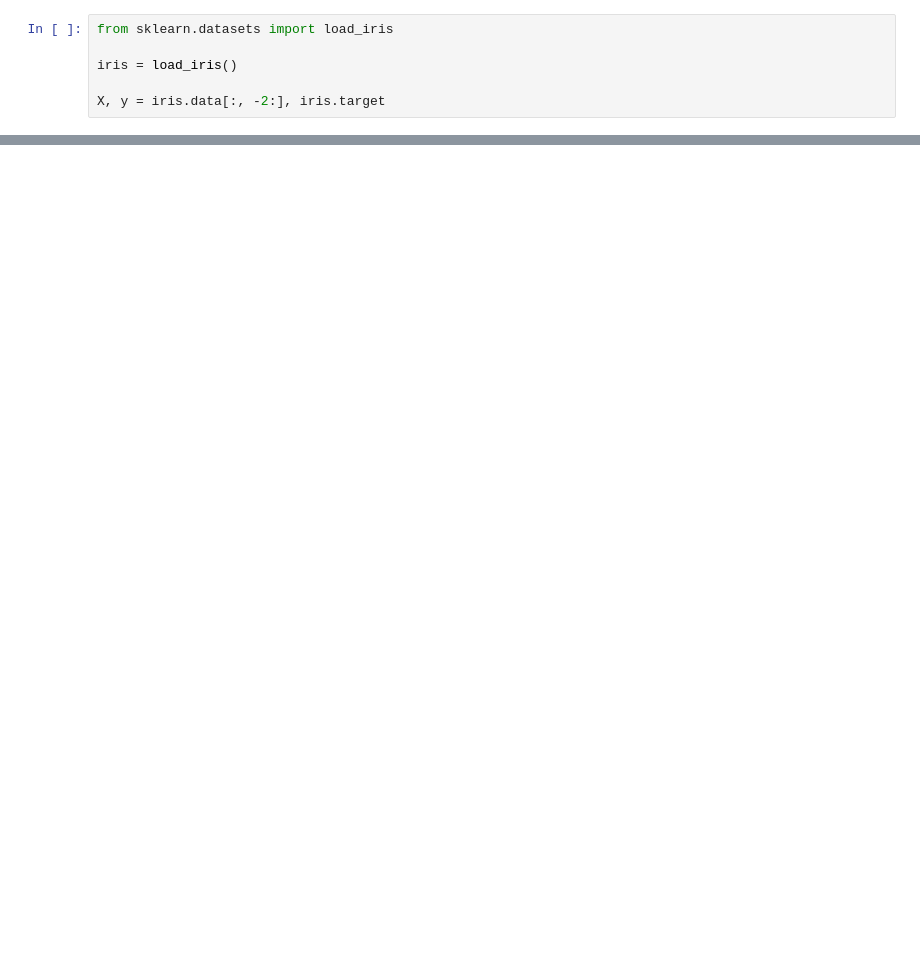
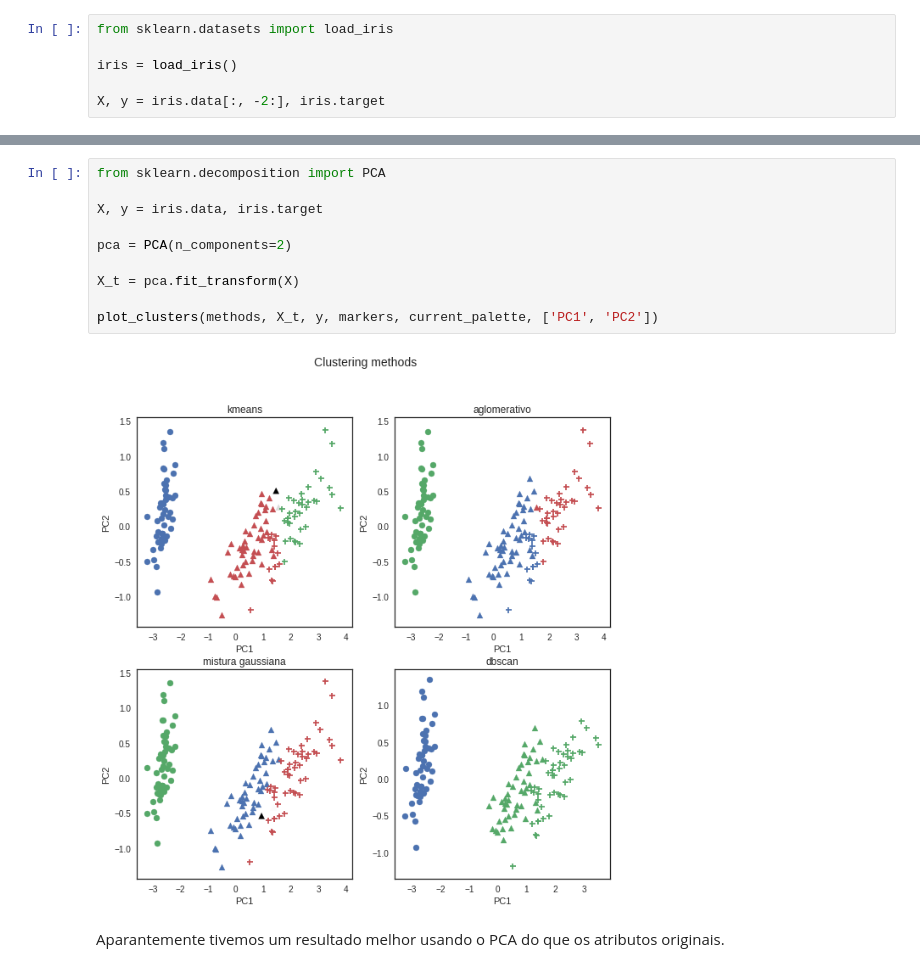
Before and after one commit to hekima/aulas, a Jupyter notebook: machine_learning/aula_04/clustering.ipynb, the cells around one changed output, grey strips where cells are left out. Drawn from its saved outputs; the diff is of its cells as text; blank space fills up the shorter version.

```diff
--- a/machine_learning/aula_04/clustering.ipynb
+++ b/machine_learning/aula_04/clustering.ipynb
@@ -71,0 +82,14 @@ plot_clusters(methods, X, y, markers, current_palette, iris.feature_names)
+# %%
+from sklearn.decomposition import PCA
+
+X, y = iris.data, iris.target
+
+pca = PCA(n_components=2)
+
+X_t = pca.fit_transform(X)
+
+plot_clusters(methods, X_t, y, markers, current_palette, ['PC1', 'PC2'])
+# %% [output]
+[figure, added]
+# %% [markdown]
+Aparantemente tivemos um resultado melhor usando o PCA do que os atributos originais.
```
Also changed, not shown: parts of 4 cells of this notebook.
